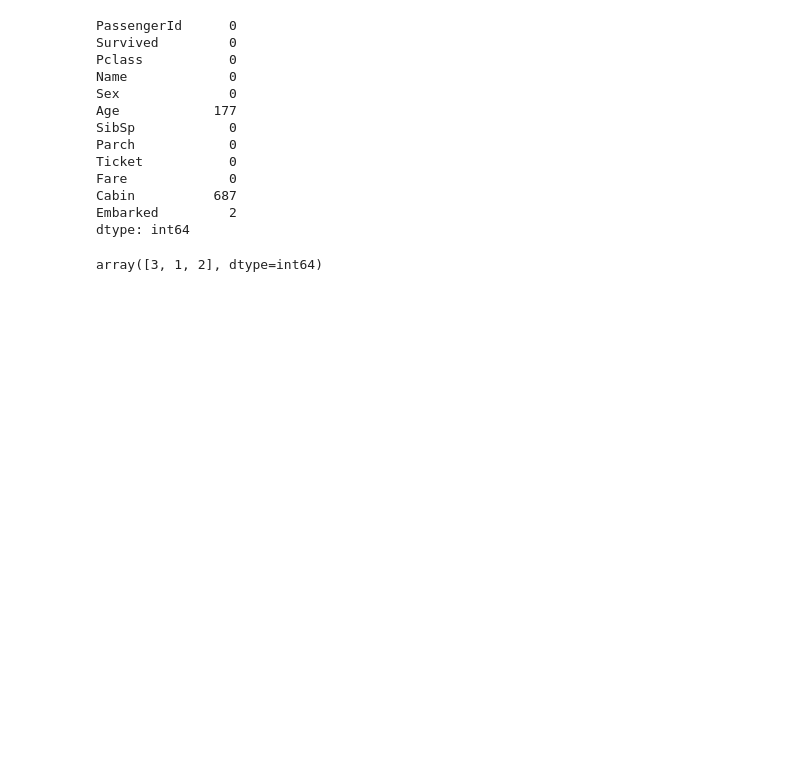
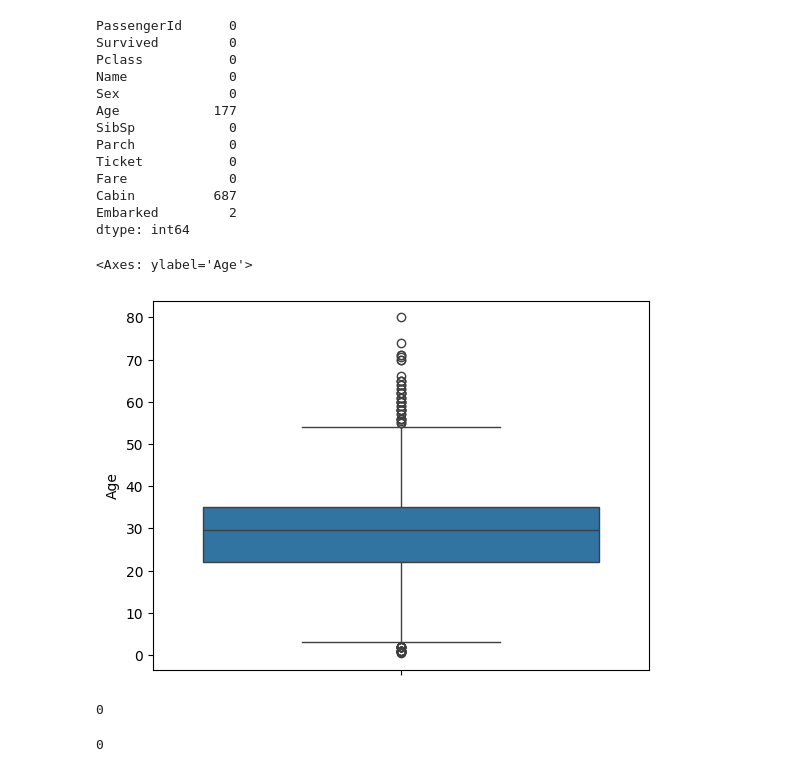
Before and after one commit to tini-yu/python_cool_x, a Jupyter notebook: what_is_love/neural_stuff.ipynb, the cells around one changed output. Saved outputs shown, nothing was run; the diff lists cells and outputs as text; code cells hidden in the pictures; blank space fills up the shorter version.

```diff
--- a/what_is_love/neural_stuff.ipynb
+++ b/what_is_love/neural_stuff.ipynb
@@ -59,7 +47,3 @@ Fare             0
 Cabin          687
 Embarked         2
 dtype: int64
-# %%
-data_train['Pclass'].unique()
-# %% [output]
-array([3, 1, 2], dtype=int64)
@@ -65,0 +56,19 @@ array([3, 1, 2], dtype=int64)
+# %%
+data_train['Age'] = data_train['Age'].fillna(data_train['Age'].mean())
+sns.boxplot(data_train['Age'])
+# %% [output]
+<Axes: ylabel='Age'>
+[figure, added]
+# %%
+#Заменяем пустые на S, т.к. это самый частый класс
+data_train['Embarked'].value_counts
+data_train['Embarked'].replace(np.nan, 'S', inplace = True)
+data_train['Embarked'].isna().sum()
+# %% [output]
+0
+# %%
+# Заменяем отсутсвующие значения на знак того, что кабины не было
+data_train['Cabin'] = data_train['Cabin'].fillna('None')
+data_train['Cabin'].isna().sum()
+# %% [output]
+0
```
Also changed, not shown: parts of 6 cells of this notebook, 32 other files.
